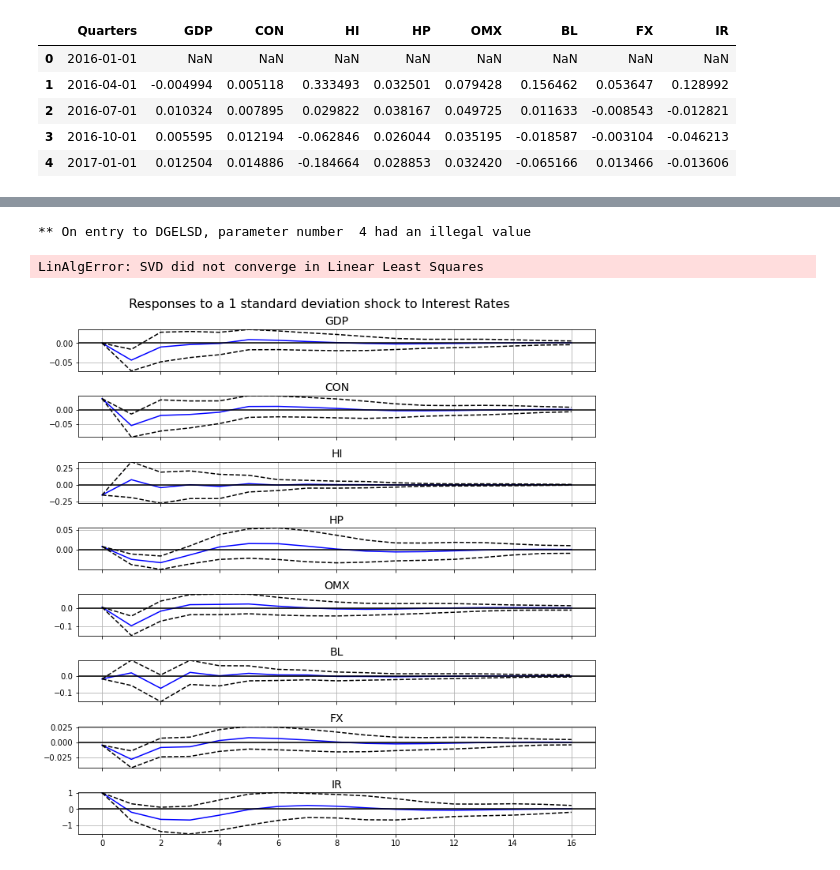
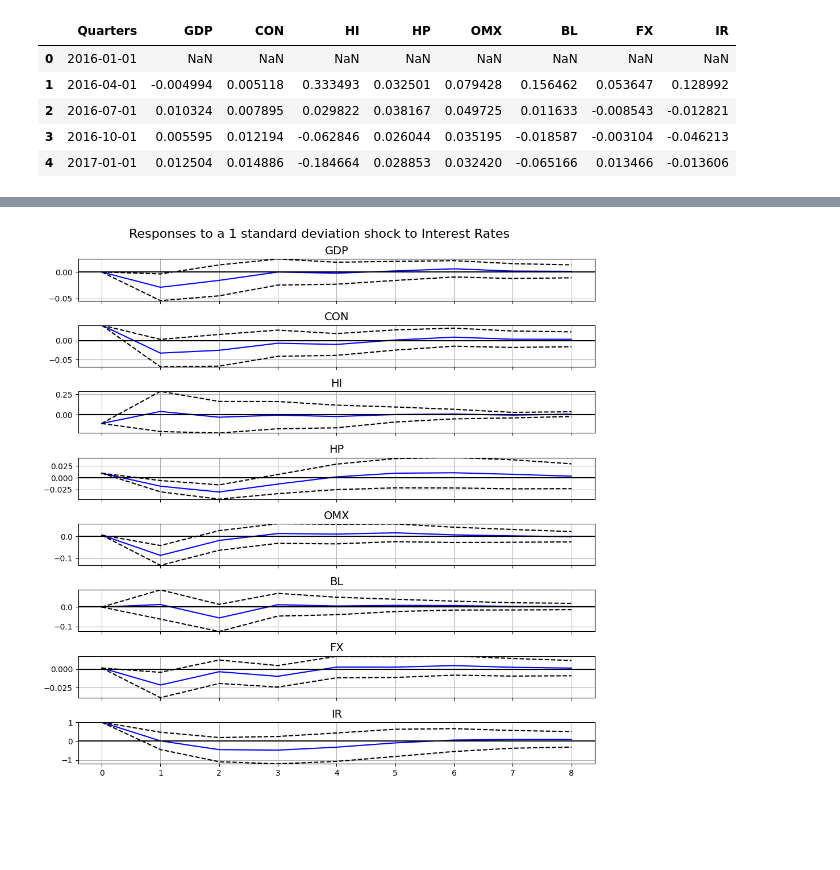
Before and after one commit to anahatkc/DataProject_526, a Jupyter notebook: data_chanya.ipynb, the cells around one changed output, grey strips where cells are left out. Cells and saved outputs as stored; diff of their text form; code cells hidden in the pictures; blank space fills up the shorter version.

```diff
--- a/data_chanya.ipynb
+++ b/data_chanya.ipynb
@@ -235,59 +218,31 @@ B_matrix = np.array([
 # Define SVAR Model
 svar_model = SVAR(endog=endog_data, svar_type='B', A=None, B=B_matrix, dates=final_df['Quarters'])
 # %%
-# Drop the first row of the DataFrame
-svar_model.endog = svar_model.endog[1:]
+# Get the list of variable names in the model
+var_names = ['GDP', 'CON', 'HI', 'HP', 'OMX', 'BL', 'FX', 'IR']
 
-# Fit the model
-# Fit the model with increased maxiter
-result = svar_model.fit(maxiter= 10000)
+# Find the index of 't_bills' in this list
+impulse_index = var_names.index('IR')
 
 # Use this index for the impulse parameter
-irf = result.irf(periods=16)
+irf = result.irf(periods=8)
 
 # Create a figure with multiple subplots
 fig = irf.plot(impulse=impulse_index, plot_stderr=True, subplot_params={'figsize': (10, 20)})
 
 # Loop over the axes and set the title
 for i, ax in enumerate(fig.axes):
     ax.set_title(f'{var_names[i]}', fontsize=14)
     ax.grid(True)
     ax.autoscale(enable=True, axis='y', tight=True)  # Automatically adjust y-axis limits
 
 # Set the overall title
 fig.suptitle('Responses to a 1 standard deviation shock to Interest Rates', fontsize=16)
 
 plt.tight_layout()
 plt.show()
 # %% [output]
-** On entry to DGELSD, parameter number  4 had an illegal value
-LinAlgError: SVD did not converge in Linear Least Squares
+[figure, added]
-# %%
-# Drop the first row of the DataFrame
-svar_model.endog = svar_model.endog[1:]
-
-# Fit the model
-result = svar_model.fit()
-
-# Use this index for the impulse parameter
-irf = result.irf(periods=16)
-
-# Create a figure with multiple subplots
-fig = irf.plot(impulse=impulse_index, plot_stderr=True, subplot_params={'figsize': (10, 20)})
-
-# Loop over the axes and set the title
-for i, ax in enumerate(fig.axes):
-    ax.set_title(f'{var_names[i]}', fontsize=14)
-    ax.grid(True)
-    ax.autoscale(enable=True, axis='y', tight=True)  # Automatically adjust y-axis limits
-
-# Set the overall title
-fig.suptitle('Responses to a 1 standard deviation shock to Interest Rates', fontsize=16)
-
-plt.tight_layout()
-plt.show()
-# %% [output]
-[figure, removed]
 # %%
 # Get the IRFs as a numpy array
 irfs_array = irf.irfs
```
Also changed, not shown: parts of 5 cells of this notebook.
